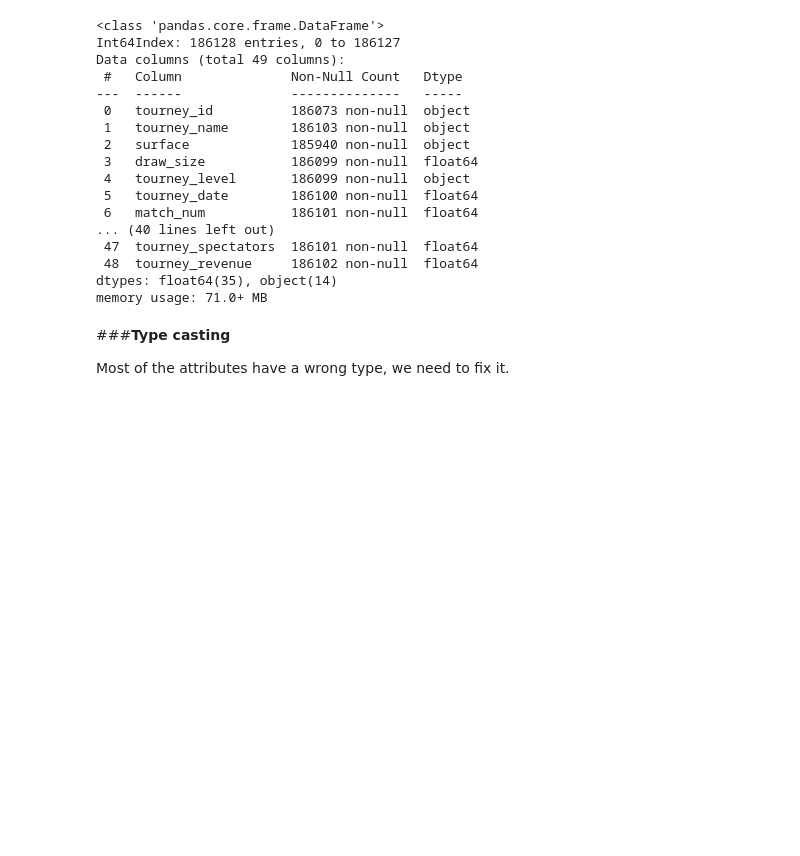
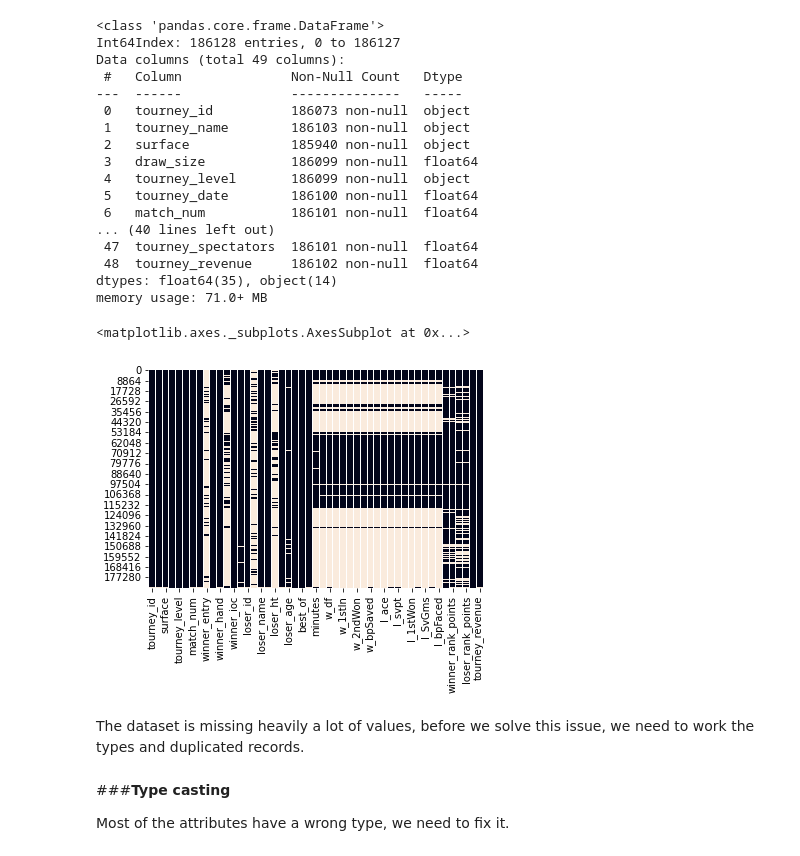
Before and after one commit to nikodallanoce/DataMiningProject, a Jupyter notebook: DM_14_TASK1/DM_14_TASK1.ipynb, the cells around one changed output. Saved outputs shown, nothing was run; the diff lists cells and outputs as text; code cells hidden in the pictures; blank space fills up the shorter version.

```diff
--- a/DM_14_TASK1/DM_14_TASK1.ipynb
+++ b/DM_14_TASK1/DM_14_TASK1.ipynb
@@ -73,3 +74,10 @@ Data columns (total 49 columns):
  48  tourney_revenue     186102 non-null  float64
 dtypes: float64(35), object(14)
 memory usage: 71.0+ MB
+# %%
+sn.heatmap(df_matches.isnull(), cbar=False)
+# %% [output]
+<matplotlib.axes._subplots.AxesSubplot at 0x...>
+[figure, added]
+# %% [markdown]
+The dataset is missing heavily a lot of values, before we solve this issue, we need to work the types and duplicated records.
```
Also changed, not shown: parts of 35 cells of this notebook.
